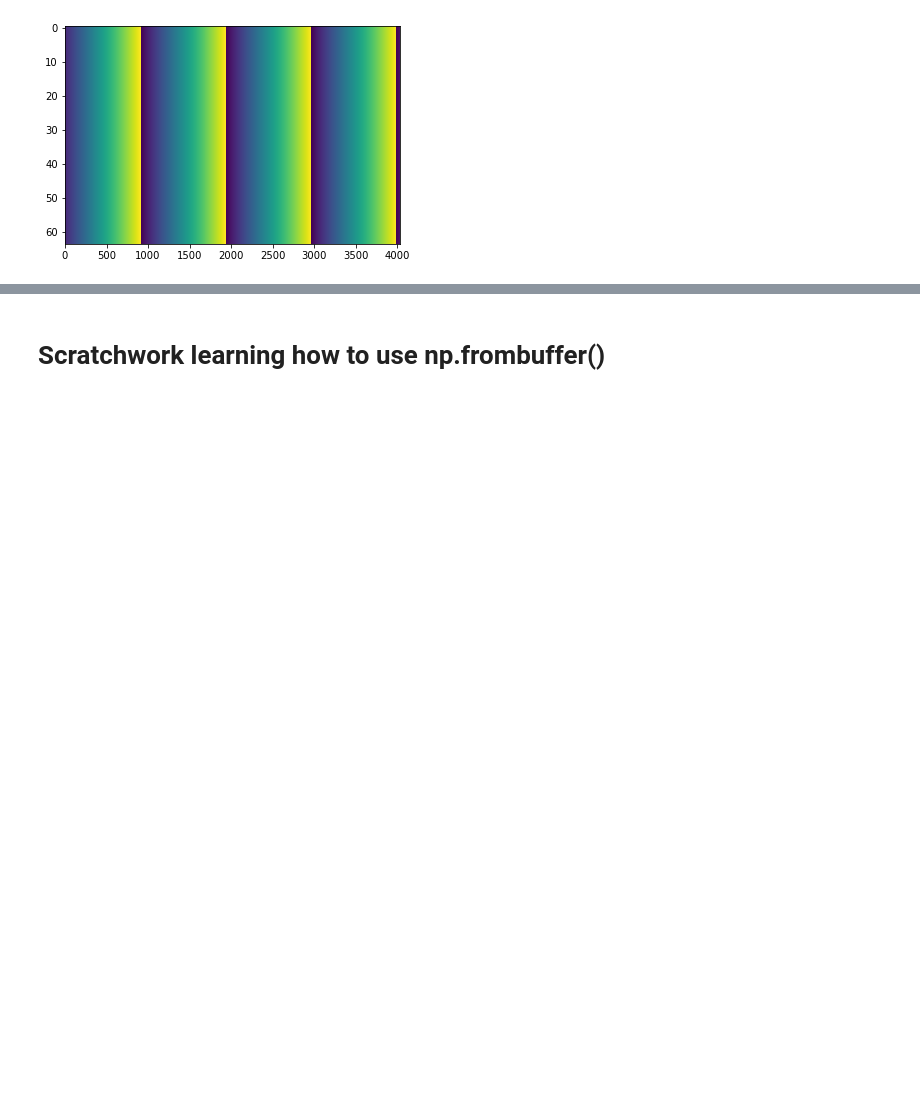
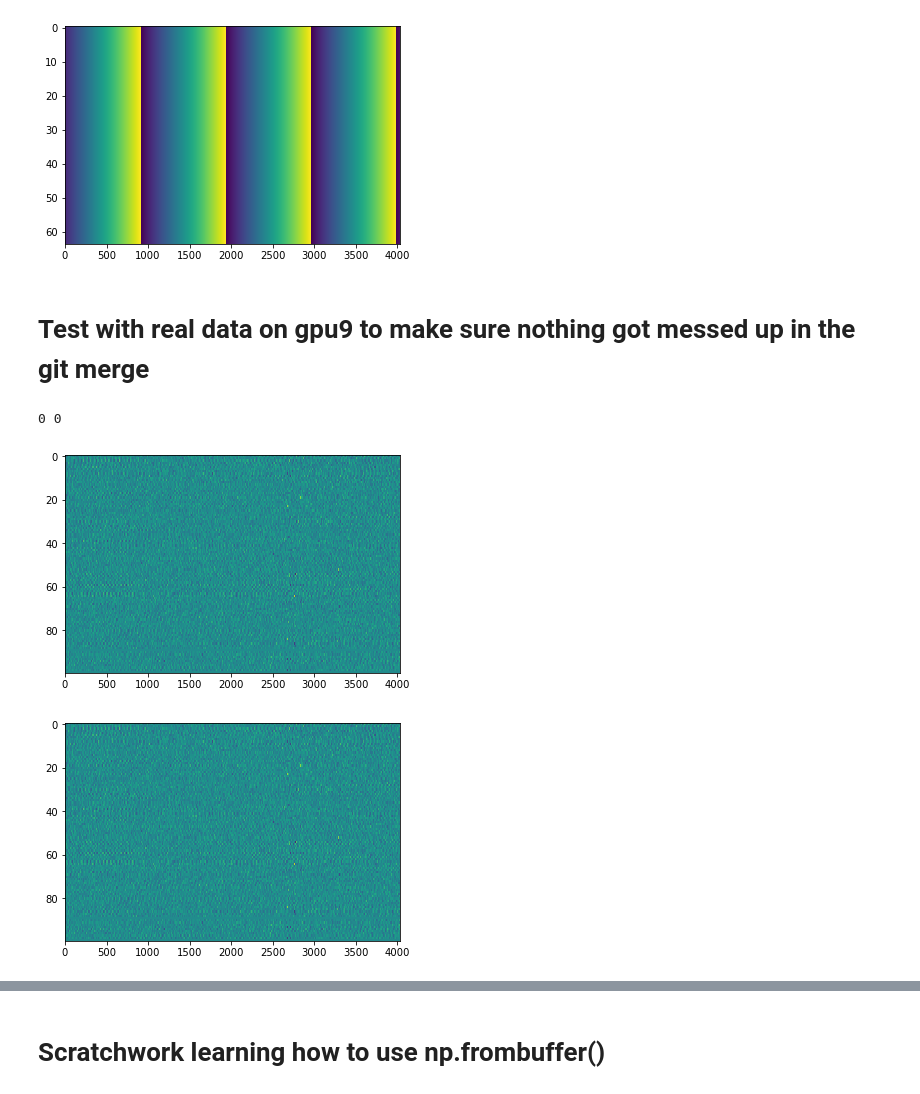
Before and after one commit to kathrynplant/lwa-cosmic-rays, a Jupyter notebook: optimize_data_unpacking.ipynb, the cells around one changed output, grey strips where cells are left out. Cells and saved outputs as stored; diff of their text form; code cells hidden in the pictures; blank space fills up the shorter version.

Commit message:
Tested and profiled file parsing with merged changes.

```diff
--- a/optimize_data_unpacking.ipynb
+++ b/optimize_data_unpacking.ipynb
@@ -153,3 +152,25 @@ print(check.min(),check.max())
 0 0
 [figure]
 [figure]
+# %% [markdown]
+# Test with real data on gpu9 to make sure nothing got messed up in the git merge
+# %%
+datafile='/data0/cosmic-ray-data/2023August9/overnight1691665695.421232.dat'
+old=parsefile_old(datafile,end_ind=100)
+current=parsefile(datafile,end_ind=100)
+
+timeseries_old=np.asarray([record['data'] for record in old])
+timeseries_current=np.asarray([record['data'] for record in current])
+check=timeseries_old-timeseries_current
+
+plt.figure()
+plt.imshow(timeseries_old,aspect='auto',interpolation='none')
+
+plt.figure()
+plt.imshow(timeseries_current,aspect='auto',interpolation='none')
+
+print(check.min(),check.max())
+# %% [output]
+0 0
+[figure, added]
+[figure, added]
```
Also changed, not shown: parts of 2 cells of this notebook, 1 other file.
